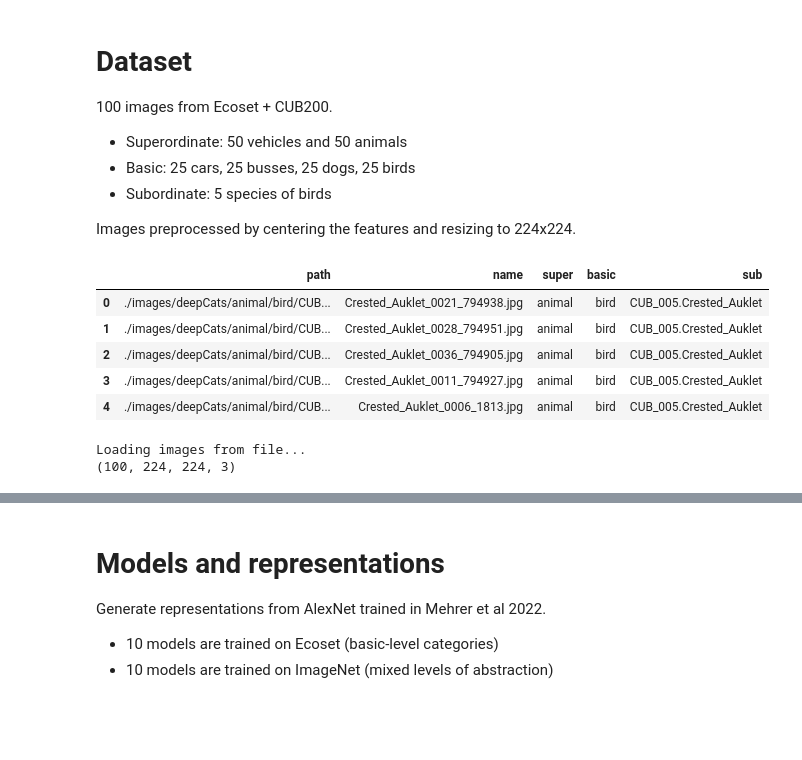
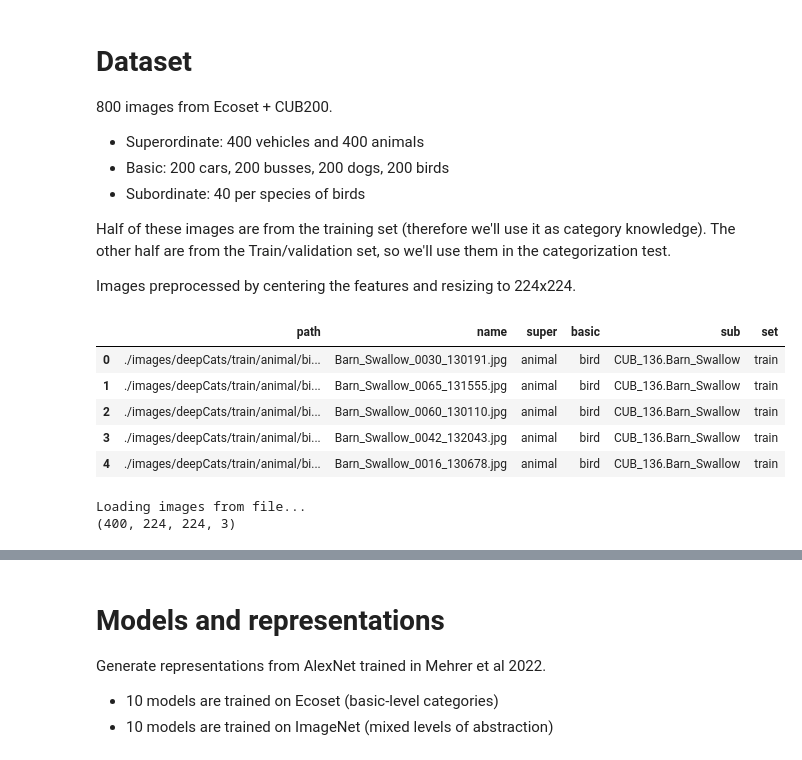
Before and after one commit to tobasummandal/deepCats, a Jupyter notebook: thesis.ipynb, the cells around one changed output, grey strips where cells are left out. Saved outputs shown, nothing was run; the diff lists cells and outputs as text; code cells hidden in the pictures; blank space fills up the shorter version.

```diff
--- a/thesis.ipynb
+++ b/thesis.ipynb
@@ -17,40 +26,46 @@ import utils
 # %% [markdown]
 # Dataset
-100 images from Ecoset + CUB200.
-* Superordinate: 50 vehicles and 50 animals
-* Basic: 25 cars, 25 busses, 25 dogs, 25 birds
-* Subordinate: 5 species of birds
+800 images from Ecoset + CUB200.
+* Superordinate: 400 vehicles and 400 animals
+* Basic: 200 cars, 200 busses, 200 dogs, 200 birds
+* Subordinate: 40 per species of birds
+
+Half of these images are from the training set (therefore we'll use it as category knowledge). The other half are from the Train/validation set, so we'll use them in the categorization test.
 
 Images preprocessed by centering the features and resizing to 224x224.
 # %%
 # Load csv
-catImgs = pd.read_csv("./deepCatsImages.csv")
+trainCatImgs = pd.read_csv("./deepCatsTrainImages.csv")
 
 # Rename cat columns
-catImgs = catImgs.rename(
+trainCatImgs = trainCatImgs.rename(
     columns={
         "cat1": "super",
         "cat2": "basic",
         "cat3": "sub",
     }
 )
-catImgs.head()
+
+# Add a column delineating train/test set
+trainCatImgs["set"] = "train"
+
+trainCatImgs.head()
 # %% [output]
-|  | path | name | super | basic | sub |
-| 0 | ./images/deepCats/animal/bird/CUB... | Crested_Auklet_0021_794938.jpg | animal | bird | CUB_005.Crested_Auklet |
-| 1 | ./images/deepCats/animal/bird/CUB... | Crested_Auklet_0028_794951.jpg | animal | bird | CUB_005.Crested_Auklet |
-| 2 | ./images/deepCats/animal/bird/CUB... | Crested_Auklet_0036_794905.jpg | animal | bird | CUB_005.Crested_Auklet |
-| 3 | ./images/deepCats/animal/bird/CUB... | Crested_Auklet_0011_794927.jpg | animal | bird | CUB_005.Crested_Auklet |
-| 4 | ./images/deepCats/animal/bird/CUB... | Crested_Auklet_0006_1813.jpg | animal | bird | CUB_005.Crested_Auklet |
+|  | path | name | super | basic | sub | set |
+| 0 | ./images/deepCats/train/animal/bi... | Barn_Swallow_0030_130191.jpg | animal | bird | CUB_136.Barn_Swallow | train |
+| 1 | ./images/deepCats/train/animal/bi... | Barn_Swallow_0065_131555.jpg | animal | bird | CUB_136.Barn_Swallow | train |
+| 2 | ./images/deepCats/train/animal/bi... | Barn_Swallow_0060_130110.jpg | animal | bird | CUB_136.Barn_Swallow | train |
+| 3 | ./images/deepCats/train/animal/bi... | Barn_Swallow_0042_132043.jpg | animal | bird | CUB_136.Barn_Swallow | train |
+| 4 | ./images/deepCats/train/animal/bi... | Barn_Swallow_0016_130678.jpg | animal | bird | CUB_136.Barn_Swallow | train |
 # %%
-imgFile = "./images/deepCatsImages.npy"
+trainImgFile = "./images/deepCatsTrainImages.npy"
 
-if not os.path.exists(imgFile):
+if not os.path.exists(trainImgFile):
     # Preallocate array for images
-    images = np.zeros((df.shape[0], 224, 224, 3), dtype=np.float32)
+    trainImages = np.zeros((trainCatImgs.shape[0], 224, 224, 3), dtype=np.float32)
 
     # Loop through images
-    for i, row in df.iterrows():
+    for i, row in trainCatImgs.iterrows():
         # Load image
         img = Image.open(row["path"])
 
@@ -58,16 +73,16 @@ if not os.path.exists(imgFile):
         img = ecoset.preprocess_alexnet(img)
 
         # Add image to array
-        images[i] = img
+        trainImages[i] = img
 
     # Save images as a npy
-    np.save(imgFile, images)
+    np.save(trainImgFile, trainImages)
 else:
     # Load images from npy
     print("Loading images from file...")
-    images = np.load(imgFile)
+    trainImages = np.load(trainImgFile)
 
-print(images.shape)
+print(trainImages.shape)
 # %% [output]
 Loading images from file...
-(100, 224, 224, 3)
+(400, 224, 224, 3)
```
Also changed, not shown: parts of 31 cells of this notebook.
